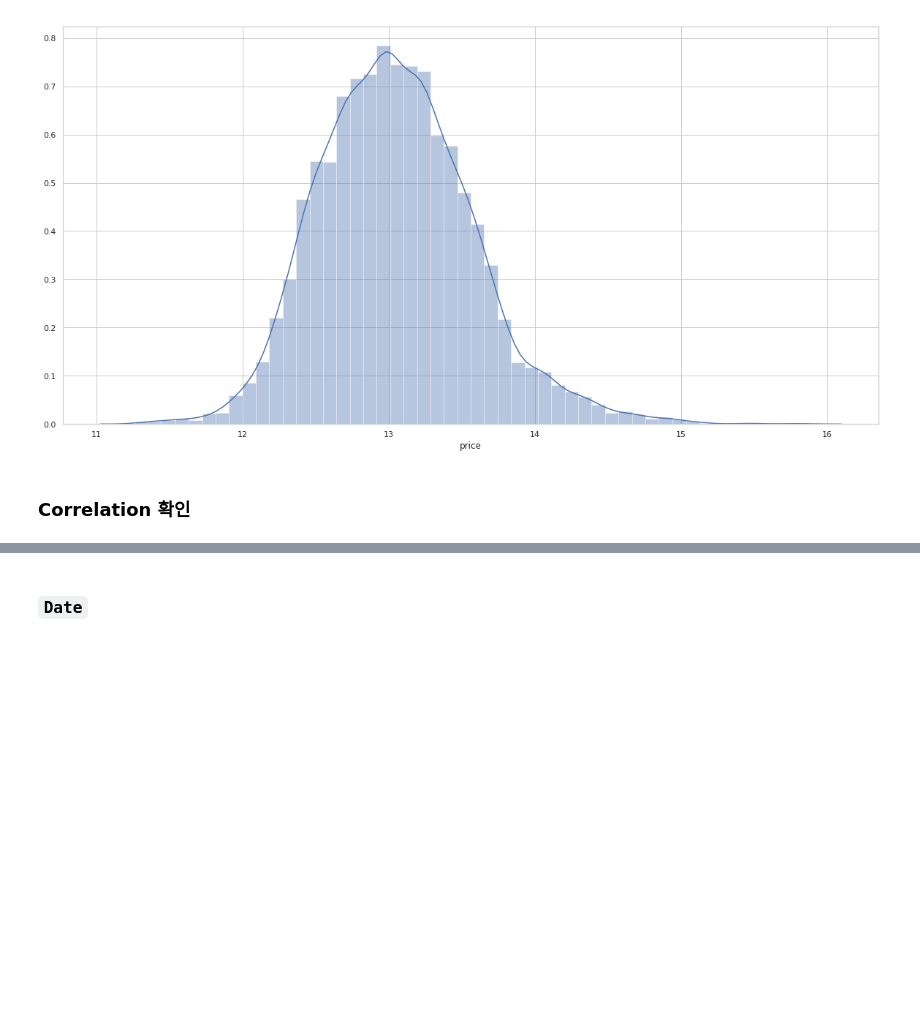
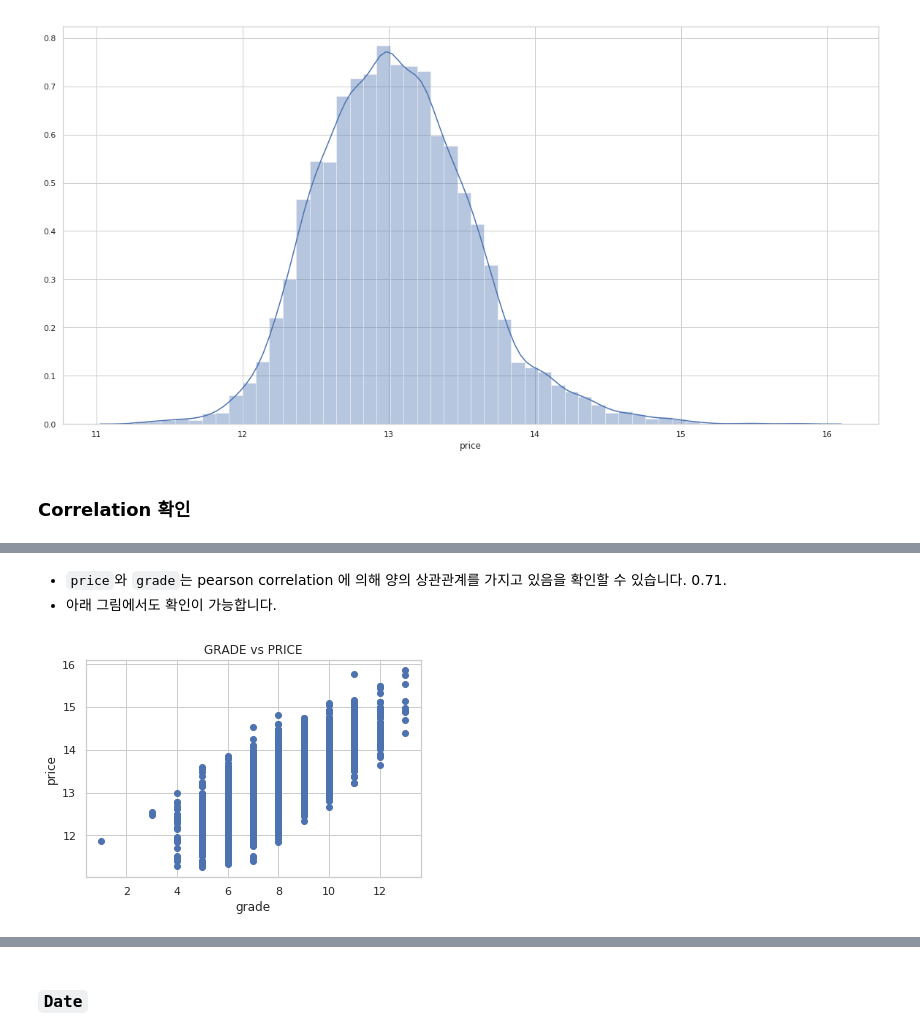
Before and after one commit to EmjayAhn/kaggle_HousePrice, a Jupyter notebook: 01_HousePriceEDA.ipynb, the cells around one changed output, grey strips where cells are left out. Cells and saved outputs as stored; diff of their text form; code cells hidden in the pictures; blank space fills up the shorter version.

```diff
--- a/01_HousePriceEDA.ipynb
+++ b/01_HousePriceEDA.ipynb
@@ -132,0 +182,11 @@ Name: price, dtype: float64
+# %% [markdown]
+- `price`와 `grade`는 pearson correlation 에 의해 양의 상관관계를 가지고 있음을 확인할 수 있습니다. 0.71.
+- 아래 그림에서도 확인이 가능합니다.
+# %%
+plt.scatter(train_set['grade'], train_set['price'])
+plt.title("GRADE vs PRICE")
+plt.xlabel('grade')
+plt.ylabel('price')
+plt.show()
+# %% [output]
+[figure, added]
```
Also changed, not shown: parts of 38 cells of this notebook.
